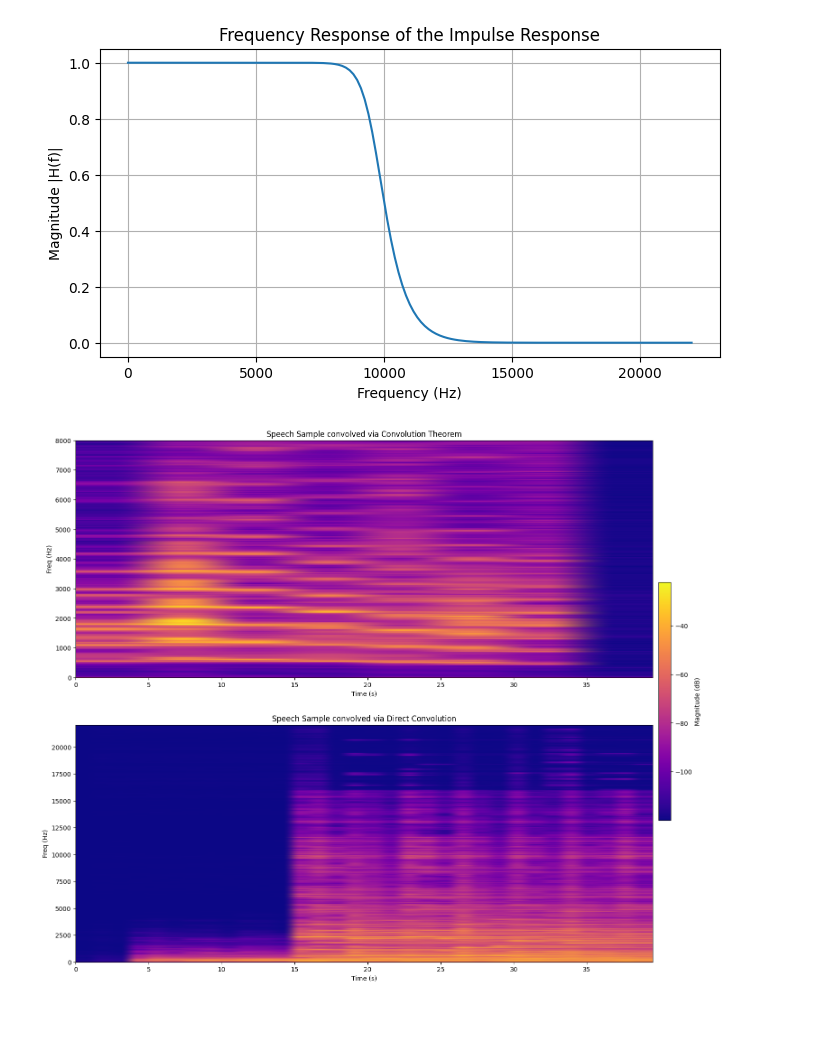
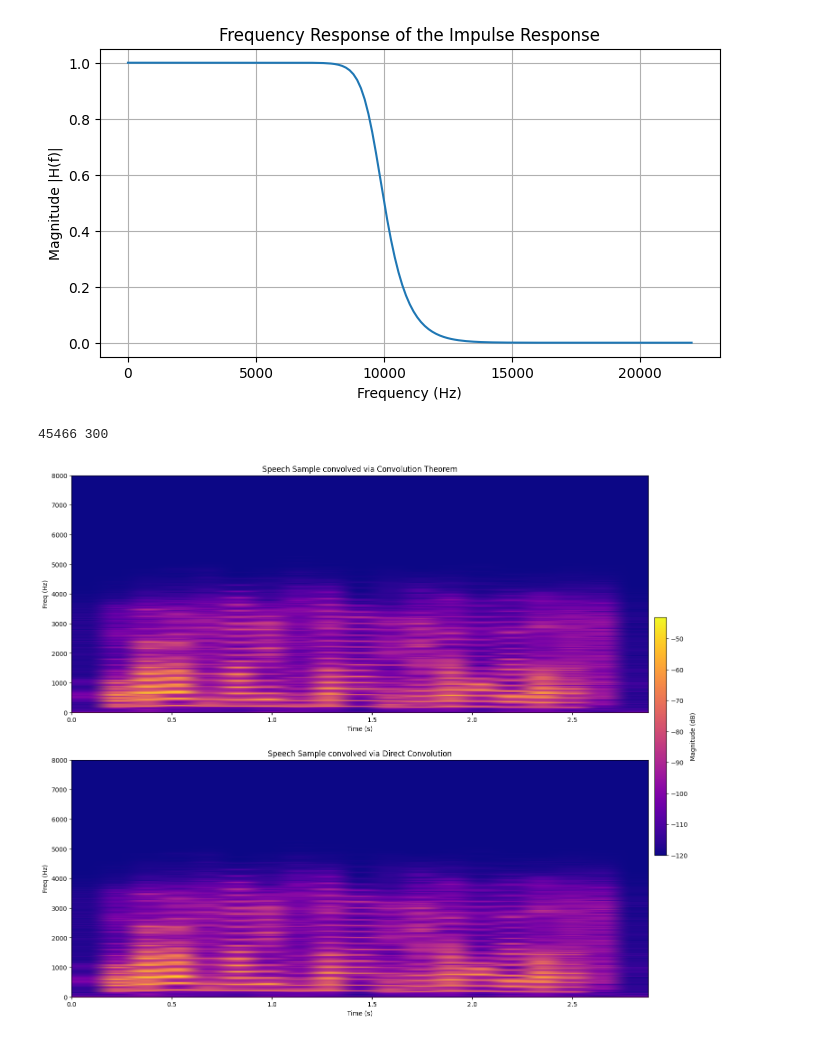
Before and after one commit to ninia99/AudioSignalMedienProject, a Jupyter notebook: notebooks/BlattSixSecondPart.ipynb, the cells around one changed output. Saved outputs shown, nothing was run; the diff lists cells and outputs as text; code cells hidden in the pictures.

```diff
--- a/notebooks/BlattSixSecondPart.ipynb
+++ b/notebooks/BlattSixSecondPart.ipynb
@@ -229,11 +227,32 @@ plt.show()
 # %% [output]
 [figure]
 # %%
+# x_test = np.array([1, 2, 0, 2, 1])
 
-signal, fs = sf.read("../data/speech1.wav")
+# x_dft = np.fft.rfft(x_test)
+
+# def convolve_theorem(x_dft: np.ndarray, h_dft: np.ndarray) -> np.ndarray:
+#     return x_dft * h_dft
+
+# convolved = convolve_theorem(x_dft, impulseResponse_dft)
+
+# print("Manual verification results:")
+# for i, val in enumerate(convolved):
+#     print(f"y({i}) = {val:.5f}")
+
+signal, fs = sf.read("/home/nshvelidze/PycharmProjects/AudioSignalMedienProject/data/speech1.wav")
 impulseResponse_dft = np.fft.rfft(hValues)
 speech_dft = np.fft.rfft(signal)
 
+
+convolved_signal = convolve_sequences(signal, hValues)
+diff_eq_signal = eval_diff_eq(signal, b_coeffs, a_coeffs, len(signal) + len(hValues) - 1)
+
+segmentLength = int(fs / 100 * 32)
+overlap = int(segmentLength / 2)
+convolved_FreqArray, convolved_TimeArray, convolved_Stft = stft(convolved_signal,fs= fs, nperseg=segmentLength, noverlap=overlap, window="hann")
+convolved_magnitude = np.abs(convolved_Stft)
+convolved_magnitude_db = 20 * np.log10(convolved_magnitude + 1e-6)
 
 
 
@@ -275,31 +294,32 @@ fig, axs = plt.subplots(2, 1, figsize=(17, 15), sharex=False)
 
 
 # ------------------------
 # 5. Spektrogramm plotten
 # ------------------------
 axs[0].imshow(magnitude_db,  origin='lower',
               aspect='auto',
               extent=[convolved_TimeArray[0], convolved_TimeArray[-1], convolved_FreqArray[0], convolved_FreqArray[-1]],
               cmap='plasma')
 axs[0].set_ylabel("Freq (Hz)")
 axs[0].set_xlabel("Time (s)")
 axs[0].set_title("Speech Sample convolved via Convolution Theorem")
 axs[0].set_ylim([0, fs/2])
 
 
 axs[1].imshow(convolved_magnitude_db,
               origin='lower',
               aspect='auto',
               extent=[convolved_TimeArray[0], convolved_TimeArray[-1], convolved_FreqArray[0], convolved_FreqArray[-1]],
               cmap='plasma')
 axs[1].set_ylabel("Freq (Hz)")
 axs[1].set_xlabel("Time (s)")
 axs[1].set_title("Speech Sample convolved via Direct Convolution")
 
 
 
 
 cbar = fig.colorbar(axs[1].images[0], ax=axs, orientation='vertical', fraction=0.02, pad=0.01)
 cbar.set_label("Magnitude (dB)")
 # %% [output]
+45466 300
-[figure, old version]
+[figure, new version]
```
Also changed, not shown: parts of 1 cell of this notebook, 1 other file.
